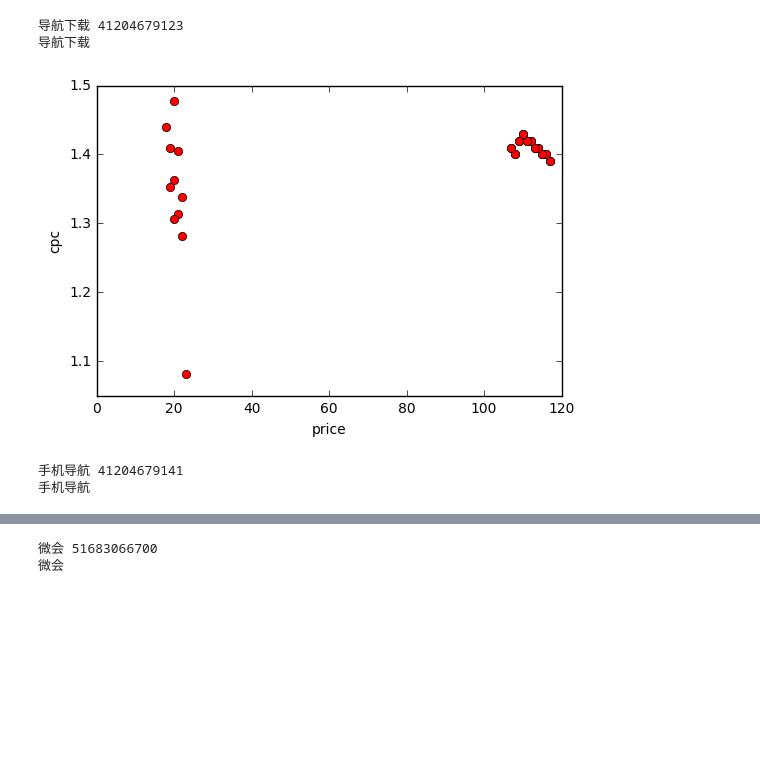
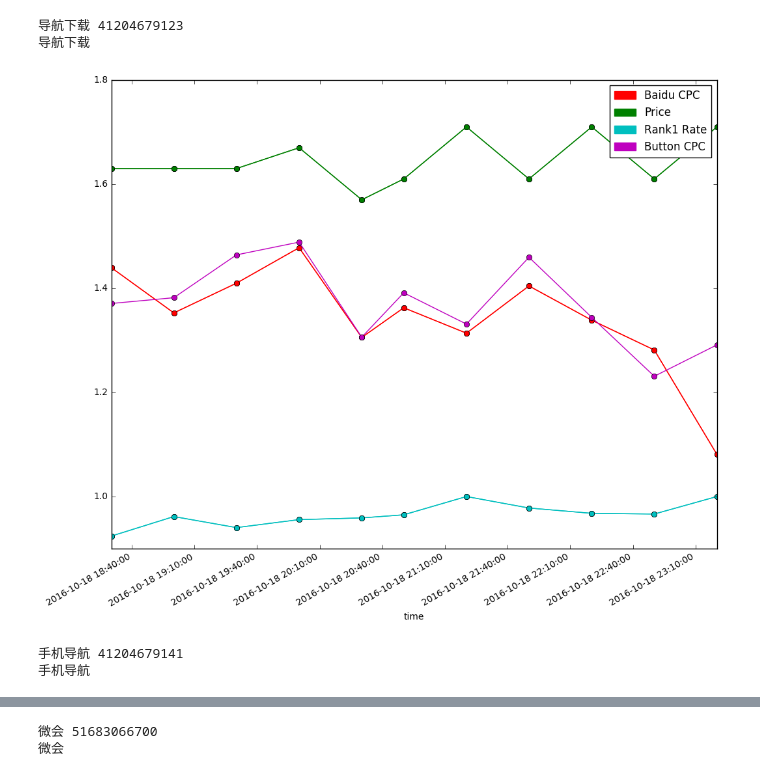
Before and after one commit to solaris-meng/moushi, a Jupyter notebook: ys_basic_grapth.ipynb, the cells around one changed output, grey strips where cells are left out. Saved outputs shown, nothing was run; the diff lists cells and outputs as text; code cells hidden in the pictures; blank space fills up the shorter version.

Commit message:
add more lines

```diff
--- a/ys_basic_grapth.ipynb
+++ b/ys_basic_grapth.ipynb
@@ -7,7 +7,9 @@ import csv
 import codecs
 import pprint
 
+import matplotlib
 import matplotlib.pyplot as plt
+import matplotlib.patches as mpatches
 
 from pymongo import MongoClient
 
@@ -24,19 +26,23 @@ SAVE_TO_CSV = False
 
 pp = pprint.PrettyPrinter(indent=4)
 
+# 设置图标的日期格式
+from matplotlib.dates import DateFormatter
+formatter = DateFormatter('%Y-%m-%d %H:%M:%S')
+
 # 所有的智能调整的关键词都放在这个全局列表中
 # 格式为：
 #       APPID, Keyword_id, Keyword_name,
 WDS = [
     ('b33e77f31fe04969803d8c93eee90701','41204679123','导航下载'),
-    #('b33e77f31fe04969803d8c93eee90701','41204679138','语音导航'),
+    ('b33e77f31fe04969803d8c93eee90701','41204679138','语音导航'),
     ('b33e77f31fe04969803d8c93eee90701','41204679141','手机导航'),
-    #('b33e77f31fe04969803d8c93eee90701','52066904374','导航地图下载'),
-    #('99f34fe1ac3c472ca60f67296f2dabed','51851122225','有信电话免费下载'),
-    #('99f34fe1ac3c472ca60f67296f2dabed','51683066718','微会下载打电话免费'),
-    #('99f34fe1ac3c472ca60f67296f2dabed','52549511179','移动无限流量'),
+    ('b33e77f31fe04969803d8c93eee90701','52066904374','导航地图下载'),
+    ('99f34fe1ac3c472ca60f67296f2dabed','51851122225','有信电话免费下载'),
+    ('99f34fe1ac3c472ca60f67296f2dabed','51683066718','微会下载打电话免费'),
+    ('99f34fe1ac3c472ca60f67296f2dabed','52549511179','移动无限流量'),
     ('99f34fe1ac3c472ca60f67296f2dabed','51683066700','微会'),
-    #('99f34fe1ac3c472ca60f67296f2dabed','52549510906','移动无限流量卡'),
+    ('99f34fe1ac3c472ca60f67296f2dabed','52549510906','移动无限流量卡'),
 ]
 
 # 从羽扇后台获取小时Rank
@@ -144,6 +150,8 @@ with MongoClient('mongodb://101.200.174.136:10222') as client:
                 else:
                     continue
 
+            # convert time_str to datetime
+            dt = datetime.datetime.strptime(time_created,'%Y-%m-%d %H:%M:%S')
 
             # 查看浩哥的原始数据
             if SHOW_SnapShot and False:
@@ -166,6 +174,7 @@ with MongoClient('mongodb://101.200.174.136:10222') as client:
             #
             data_ori.append({
                     'time_created':time_created,
+                    'time_dt':dt,
                     'price': i['price_report']['price'], # 出价
                     'btn_impression': i['fujia_report']['button']['展现'],
                     'btn_click': i['fujia_report']['button']['点击'],
@@ -213,6 +222,7 @@ with MongoClient('mongodb://101.200.174.136:10222') as client:
         hour_btn_click = []
 
         hour =[]
+        dates =[]
 
 
         # 打印出关键词名
@@ -304,7 +314,7 @@ with MongoClient('mongodb://101.200.174.136:10222') as client:
                 baidu_cost.append(i_baidu_cost)
                 hour_baidu_click.append(i_hour_baidu_click)
 
-                btn_cpc.append(i_btn_cpc)
+
                 btn_impression.append(i_btn_impression)
                 btn_click.append(i_btn_click)
                 btn_cost.append(i_btn_cost)
@@ -313,40 +323,63 @@ with MongoClient('mongodb://101.200.174.136:10222') as client:
                 hour_btn_click.append(i_hour_btn_click)
 
                 hour.append(i_time_hour)
+                dates.append(d_pre['time_dt'])
 
             i -= 1
 
+        # pyplot time
+        #pydates = matplotlib.dates.date2num(dates)
+
         # then show the graph
         #print('aaaa',price)
-        #print(baidu_cpc)
+        #print(pydates)
         if SHOW:
+            fig_size = plt.rcParams["figure.figsize"]
+            fig_size[0] = 12
+            fig_size[1] = 9
+            plt.rcParams["figure.figsize"] = fig_size
+
             if True:
-                plt.plot(hour, baidu_cpc,'or')
-                plt.xlabel('price')
-                plt.ylabel('cpc')
+                line1 = plt.plot(dates, baidu_cpc,'o-r')
+                line2 = plt.plot(dates, price,'o-g')
+                line3 = plt.plot(dates, rank1,'o-c')
+                line4 = plt.plot(dates, btn_cpc,'o-m')
+
+                plt.xlabel('time')
+
+                le1 = mpatches.Patch(color='red', label='Baidu CPC')
+                le2 = mpatches.Patch(color='green', label='Price')
+                le3 = mpatches.Patch(color='c', label='Rank1 Rate')
+                le4 = mpatches.Patch(color='m', label='Button CPC')
+                plt.legend(handles=[le1,le2,le3,le4])
+
+                plt.gcf().autofmt_xdate(bottom=0.1, rotation=30, ha='right')
+                plt.gcf().axes[0].xaxis.set_major_formatter(formatter)
+
+
                 plt.show()
             if False:
                 plt.plot(hour, btn_avg_price,'or',hour, price,'og')
                 plt.xlabel('hour')
                 plt.ylabel('rank1_rate')
                 plt.show()
             if False:
                 plt.plot(rank1, cpc,'ob')
                 plt.xlabel('rank1_rate')
                 plt.ylabel('cpc')
                 plt.show()
             if False:
                 plt.plot(hour, cpc,'ob',hour, price,'og',hour, rank1,'or')
                 plt.xlabel('change')
                 #plt.ylabel('cpc')
                 plt.show()
         #break
         if SAVE_TO_CSV:
             csvfile.close()
         ### end for loop
 # %% [output]
 导航下载 41204679123
 导航下载
-[figure, old version]
+[figure, new version]
 手机导航 41204679141
 手机导航
```
Also changed, not shown: parts of 1 cell of this notebook.
